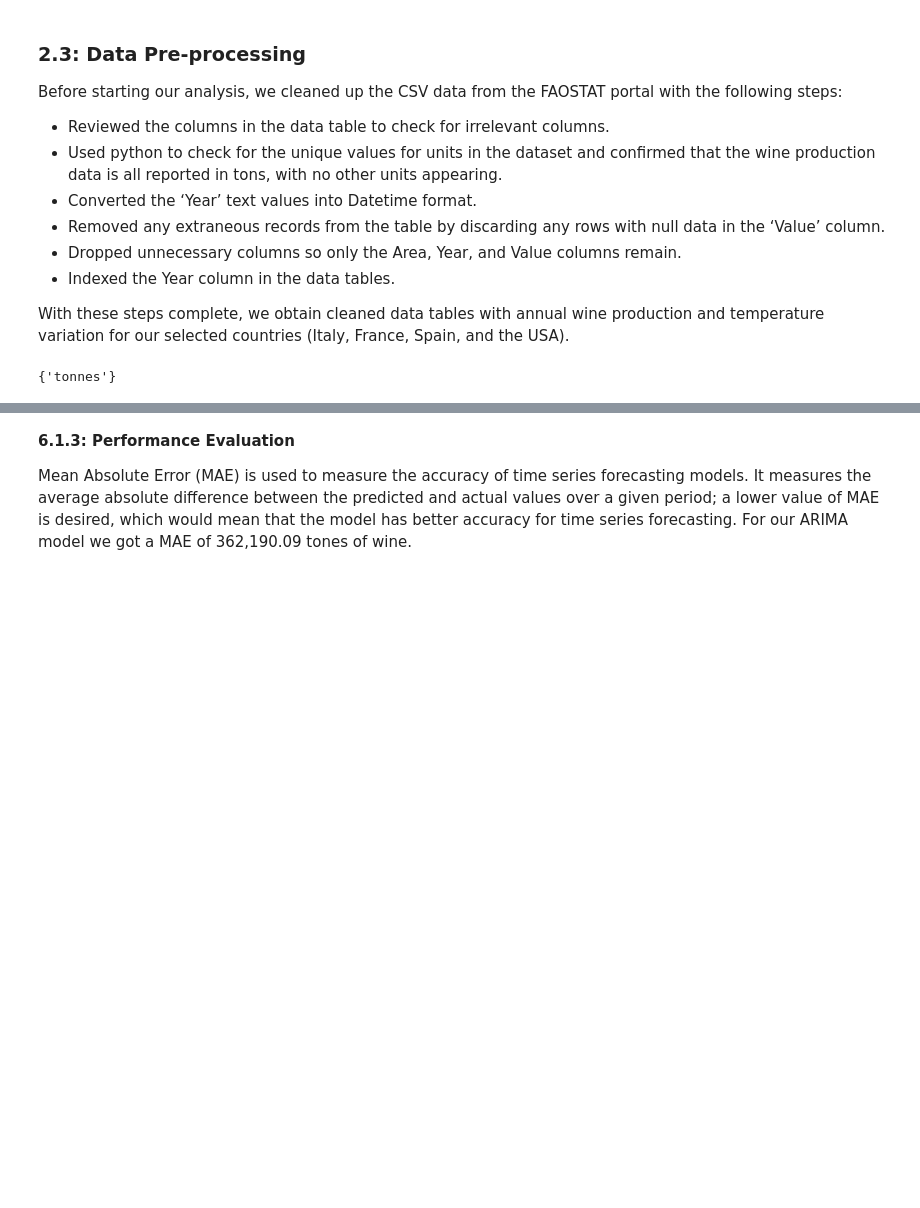
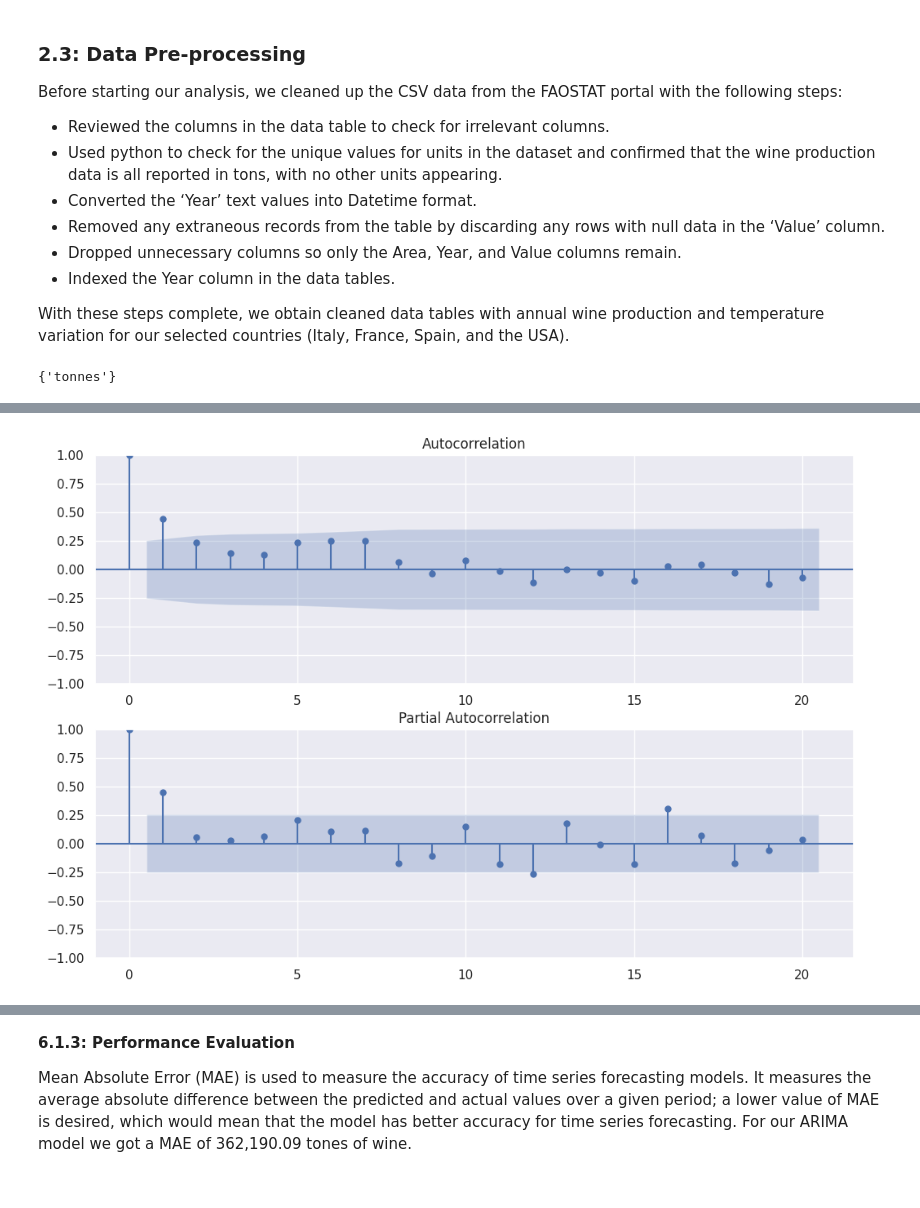
Before and after one commit to JordanKeelan/data607_finalProject, a Jupyter notebook: FinalReport.ipynb, the cells around one changed output, grey strips where cells are left out. Drawn from its saved outputs; the diff is of its cells as text; code cells hidden in the pictures; blank space fills up the shorter version.

```diff
--- a/FinalReport.ipynb
+++ b/FinalReport.ipynb
@@ -174,0 +218,5 @@ wine = wine.set_index("Year Code")
+# %%
+# Isolate Spain, remove country column
+wine = wine[wine['Area'] == 'Spain']
+wine = wine[["Value"]]
+display(wine.head())
@@ -174,0 +244,12 @@ wine = wine.set_index("Year Code")
+# %%
+fig, (ax1, ax2) = plt.subplots(2, 1, figsize=(12, 8))
+
+# ACF plot
+plot_acf(wine, lags=20, ax=ax1)
+
+# PACF plot
+plot_pacf(wine, lags=20, ax=ax2)
+
+plt.show()
+# %% [output]
+[figure, added]
```
Also changed, not shown: parts of 51 cells of this notebook.
